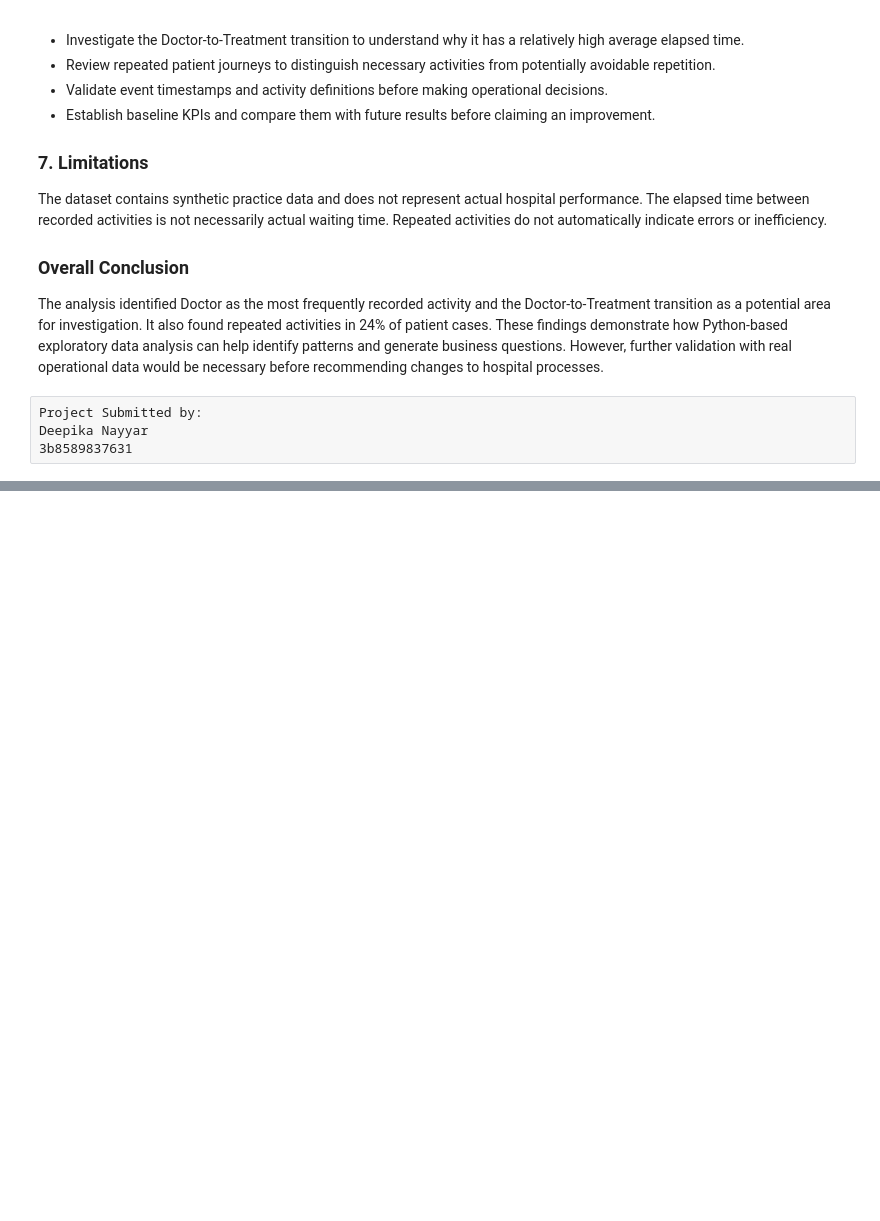
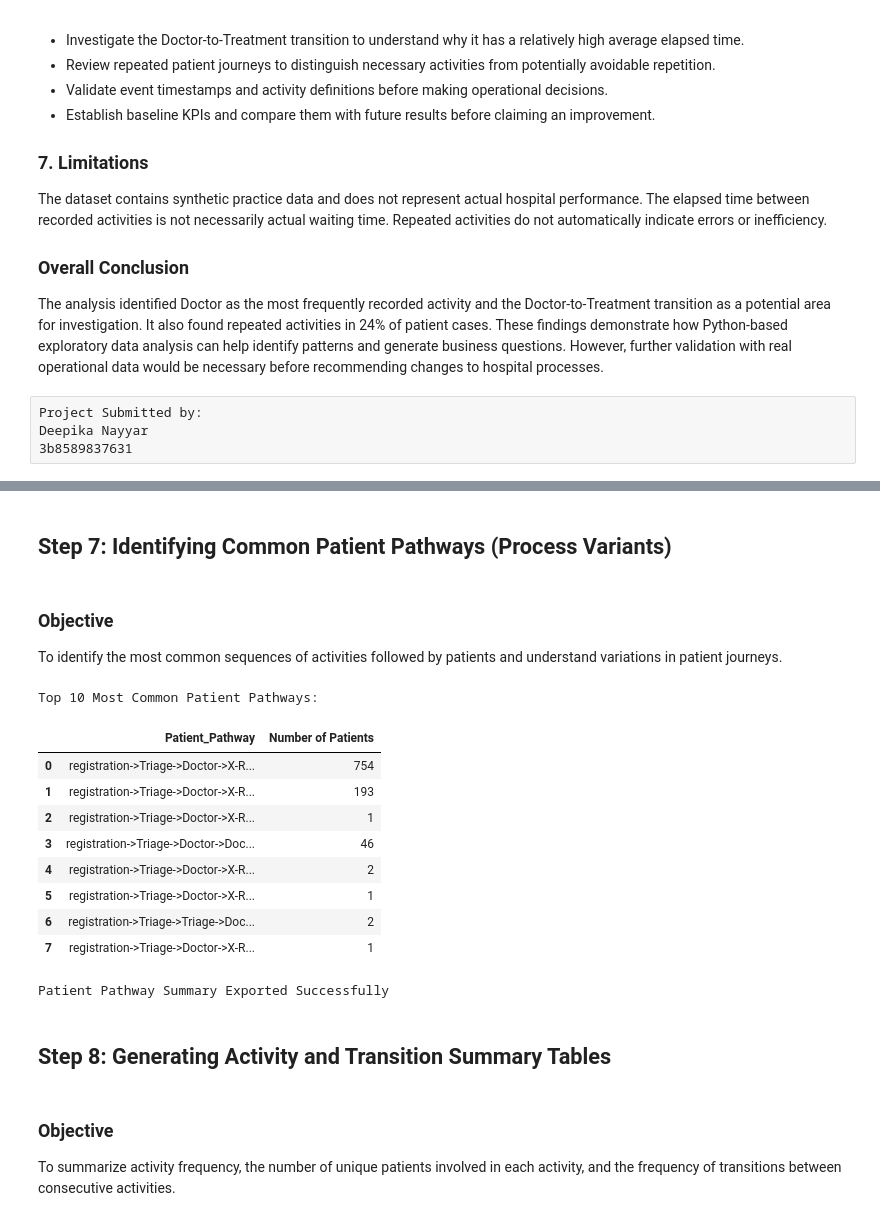
Before and after one commit to nayyardips-design/Care-Flow-, a Jupyter notebook: CareFlow_Python_EDA_Visualization.ipynb, the cells around one changed output, grey strips where cells are left out. Saved outputs shown, nothing was run; the diff lists cells and outputs as text; code cells hidden in the pictures; blank space fills up the shorter version.

```diff
--- a/CareFlow_Python_EDA_Visualization.ipynb
+++ b/CareFlow_Python_EDA_Visualization.ipynb
@@ -458,0 +536,22 @@ Deepika Nayyar
+# %%
+# Rename Columns
+event_log_df = events.rename(
+    columns = {
+        "Case_ID":"case:concept:name",
+        "Activity_Name":"concept:name",
+        "Timestamp":"time:timestamp"})
+
+# Format for PM4PY
+event_log_df = pm4py.format_dataframe(
+           event_log_df,
+           case_id = "case:concept:name",
+           activity_key = "concept:name",
+           timestamp_key = "time:timestamp")
+
+# Confirmation
+print("Event Log Prepared Successfully")
+
+display(event_log_df[
+        ["case:concept:name",
+         "concept:name",
+         "time:timestamp"]].head())
@@ -458,0 +655,52 @@ Deepika Nayyar
+# %% [markdown]
+## Step 7: Identifying Common Patient Pathways (Process Variants)
+# %% [markdown]
+### Objective
+To identify the most common sequences of activities followed by patients and understand variations in patient journeys.
+# %%
+# Discover different patient journey variants
+variants = pm4py.get_variants_as_tuples(event_log_df)
+
+# Create a summary of patient pathways
+variant_rows= []
+
+for activities, case_ids in variants.items():
+    variant_rows.append({
+        "Patient_Pathway":"->".join(map(str,activities)),
+        "Number of Patients":case_ids
+    })
+variant_summary = pd.DataFrame(variant_rows)
+
+# Sort pathways by patient count
+variant_sumary = variant_summary.sort_values(
+    by = "Number of Patients",
+    ascending = False
+).reset_index(drop=True)
+
+# Display Top 10 Pathways
+print("Top 10 Most Common Patient Pathways:")
+display(variant_summary.head(10))
+# %% [output]
+Top 10 Most Common Patient Pathways:
+|  | Patient_Pathway | Number of Patients |
+| 0 | registration->Triage->Doctor->X-R... | 754 |
+| 1 | registration->Triage->Doctor->X-R... | 193 |
+| 2 | registration->Triage->Doctor->X-R... | 1 |
+| 3 | registration->Triage->Doctor->Doc... | 46 |
+| 4 | registration->Triage->Doctor->X-R... | 2 |
+| 5 | registration->Triage->Doctor->X-R... | 1 |
+| 6 | registration->Triage->Triage->Doc... | 2 |
+| 7 | registration->Triage->Doctor->X-R... | 1 |
+# %%
+# To save file in CSV Format
+variant_summary.to_csv(
+    "careflow_process_variants.csv",
+    index= False)
+print("Patient Pathway Summary Exported Successfully")
+# %% [output]
+Patient Pathway Summary Exported Successfully
+# %% [markdown]
+## Step 8: Generating Activity and Transition Summary Tables
+# %% [markdown]
+### Objective
+To summarize activity frequency, the number of unique patients involved in each activity, and the frequency of transitions between consecutive activities.
```
Also changed, not shown: parts of 26 cells of this notebook.
